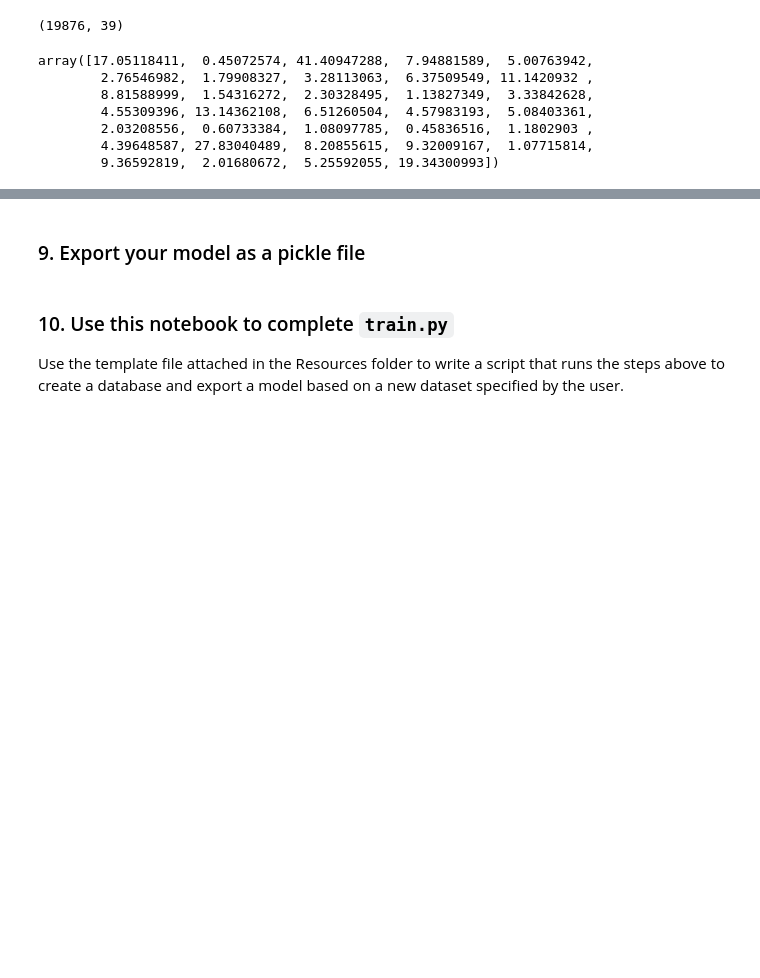
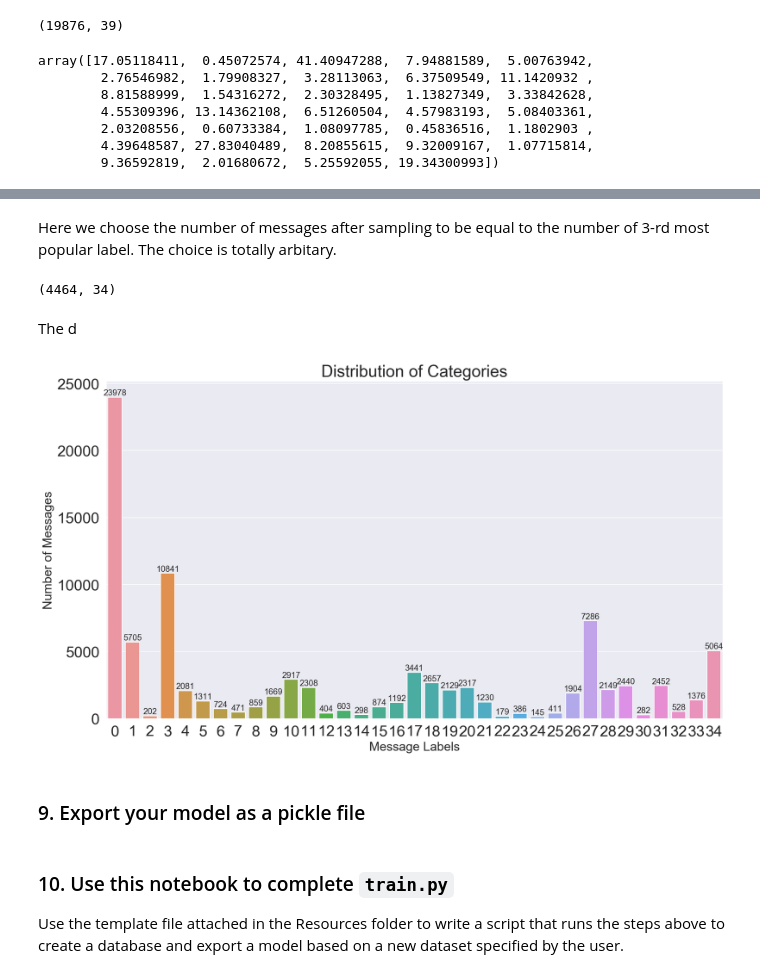
Before and after one commit to suebatista/Disaster-Response-Pipeline-Udacity, a Jupyter notebook: ML Pipeline Preparation.ipynb, the cells around one changed output, grey strips where cells are left out. Cells and saved outputs as stored; diff of their text form; code cells hidden in the pictures; blank space fills up the shorter version.

Commit message:
upsampling sparse labels

```diff
--- a/ML Pipeline Preparation.ipynb
+++ b/ML Pipeline Preparation.ipynb
@@ -309,4 +307,5 @@ sub_cats[sub_cats[pop_label].any(axis = 1)]
 # %%
 # messages without any label in those popular categories
-sub_cats[~sub_cats[pop_label].any(axis = 1)]
+sparse_msg = sub_cats[~sub_cats[pop_label].any(axis = 1)]
+sparse_msg.sum(axis = 1).value_counts()
 # %% [output]
@@ -357,3 +321,41 @@ df[~df['id'].isin(lens.sort_values().index.values[-2:])]
+# %%
+# messages to be upsampled
+# we exclude messages without any labels other than 'related' = 1
+msg_to_sample = sparse_msg[(sparse_msg.sum(axis = 1) > 0)]
+# # messages with only 'related' = 1
+# msg_no_label = sparse_msg[(sparse_msg.sum(axis = 1) == 0)]
+# %% [markdown]
+Here we choose the number of messages after sampling to be equal to the number of 3-rd most popular label. The choice is totally arbitary.
+# %%
+# upsampling
+msg_under_sample = msg_to_sample.sample(n = label_counts[3], replace = True, random_state = 0)
+# %%
+# messages don't need sampling
+df_sampled = pd.concat([df.loc[msg_under_sample.index], df.loc[list(set(df.index.values) - set(msg_to_sample.index.values))]])
+categories_sampled = df_sampled.drop(columns = ['id', 'message', 'original', 'genre'])
+# %%
+msg_under_sample.shape
+# %% [output]
+(4464, 34)
+# %% [markdown]
+The d
+# %%
+cats = list(range(categories_sampled.shape[1])) # replace the name of categories into numbers
+counts = categories_sampled.sum().values
+sns.set(font_scale = 2)
+plt.figure(figsize=(16,9))
+ax= sns.barplot(cats, counts)
+plt.title("Distribution of Categories", fontsize=24)
+plt.ylabel('Number of Messages', fontsize=18)
+plt.xlabel('Message Labels', fontsize=18)
+#adding the text labels
+rects = ax.patches
+for rect, count in zip(rects, counts):
+    height = rect.get_height()
+    ax.text(rect.get_x() + rect.get_width()/2, height + 5, count, ha='center', va='bottom', fontsize=12)
+plt.show()
+# %% [output]
+[figure, added]
 # %% [markdown]
 ### 9. Export your model as a pickle file
 # %% [markdown]
```
Also changed, not shown: parts of 10 cells of this notebook.
